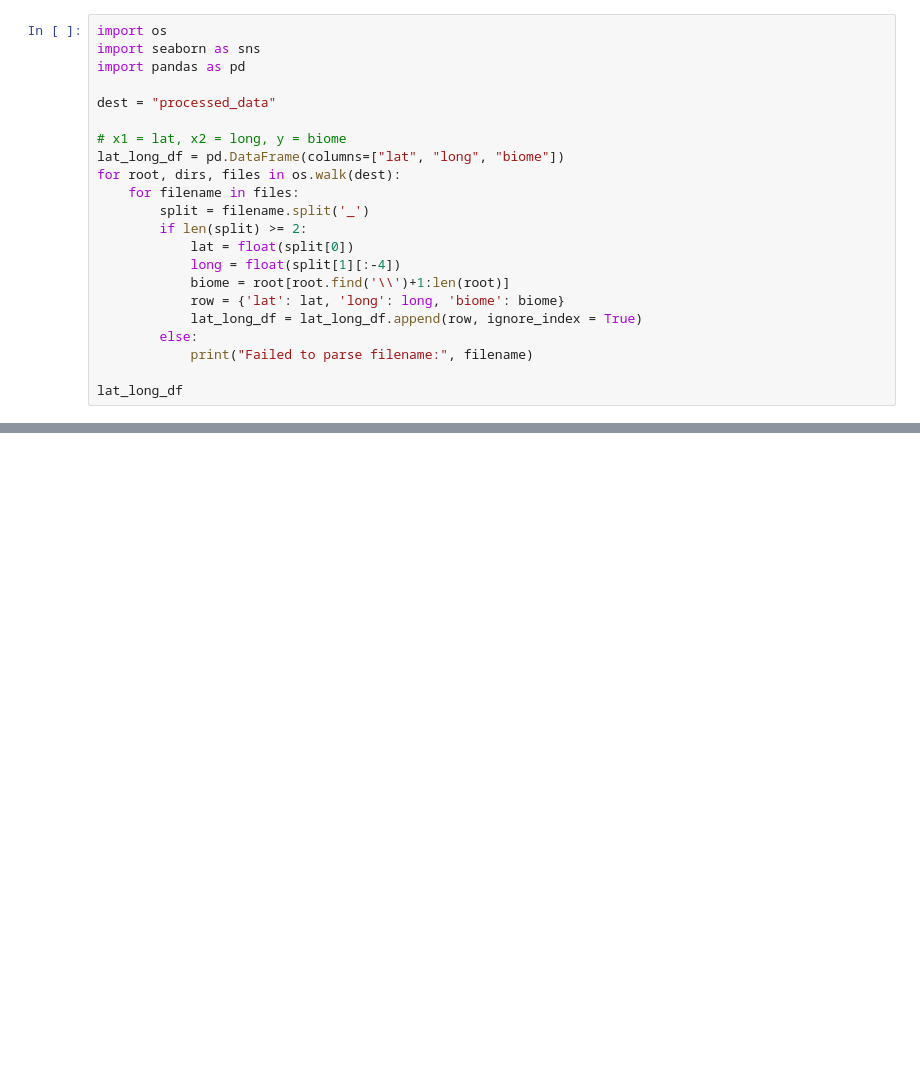
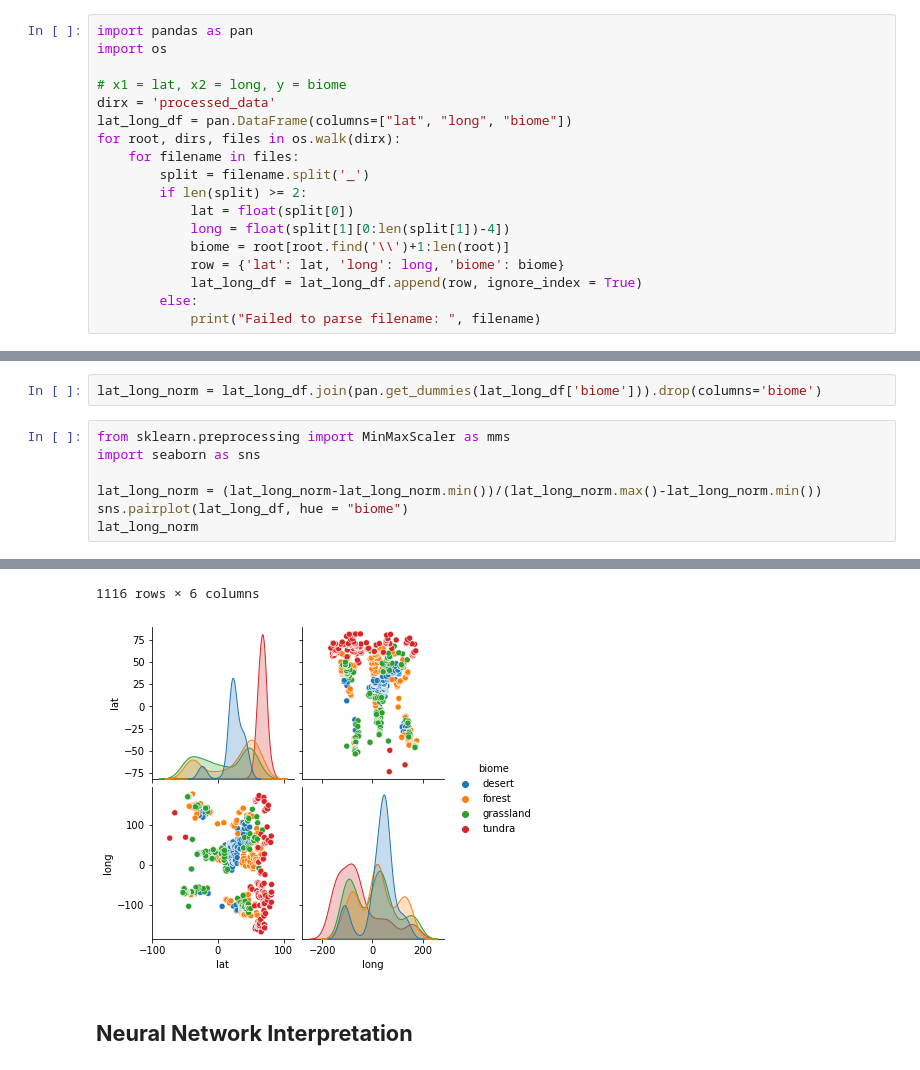
Before and after one commit to Ron-Jaggli/Ron-Jaggli.github.io, a Jupyter notebook: model_dir_environment/model_2_svm.ipynb, the cells around one changed output, grey strips where cells are left out. Cells and saved outputs as stored; diff of their text form; blank space fills up the shorter version.

```diff
--- a/model_dir_environment/model_2_svm.ipynb
+++ b/model_dir_environment/model_2_svm.ipynb
@@ -1,22 +1,18 @@
 # %%
+import pandas as pan
 import os
-import seaborn as sns
-import pandas as pd
-
-dest = "processed_data"
 
 # x1 = lat, x2 = long, y = biome
-lat_long_df = pd.DataFrame(columns=["lat", "long", "biome"])
-for root, dirs, files in os.walk(dest):
+dirx = 'processed_data'
+lat_long_df = pan.DataFrame(columns=["lat", "long", "biome"])
+for root, dirs, files in os.walk(dirx):
     for filename in files:
         split = filename.split('_')
         if len(split) >= 2:
             lat = float(split[0])
-            long = float(split[1][:-4])
+            long = float(split[1][0:len(split[1])-4])
             biome = root[root.find('\\')+1:len(root)]
             row = {'lat': lat, 'long': long, 'biome': biome}
             lat_long_df = lat_long_df.append(row, ignore_index = True)
         else:
-            print("Failed to parse filename:", filename)
-
-lat_long_df
+            print("Failed to parse filename: ", filename)
@@ -142,0 +19,10 @@ NameError: name 'iris' is not defined
+# %%
+lat_long_norm = lat_long_df.join(pan.get_dummies(lat_long_df['biome'])).drop(columns='biome')
+# %%
+from sklearn.preprocessing import MinMaxScaler as mms
+import seaborn as sns
+
+lat_long_norm = (lat_long_norm-lat_long_norm.min())/(lat_long_norm.max()-lat_long_norm.min())
+sns.pairplot(lat_long_df, hue = "biome")
+lat_long_norm
+# %% [output]
@@ -142,0 +41,4 @@ NameError: name 'iris' is not defined
+1116 rows × 6 columns
+[figure, added]
+# %% [markdown]
+## **Neural Network Interpretation**
```
Also changed, not shown: parts of 20 cells of this notebook, 10 other files.
